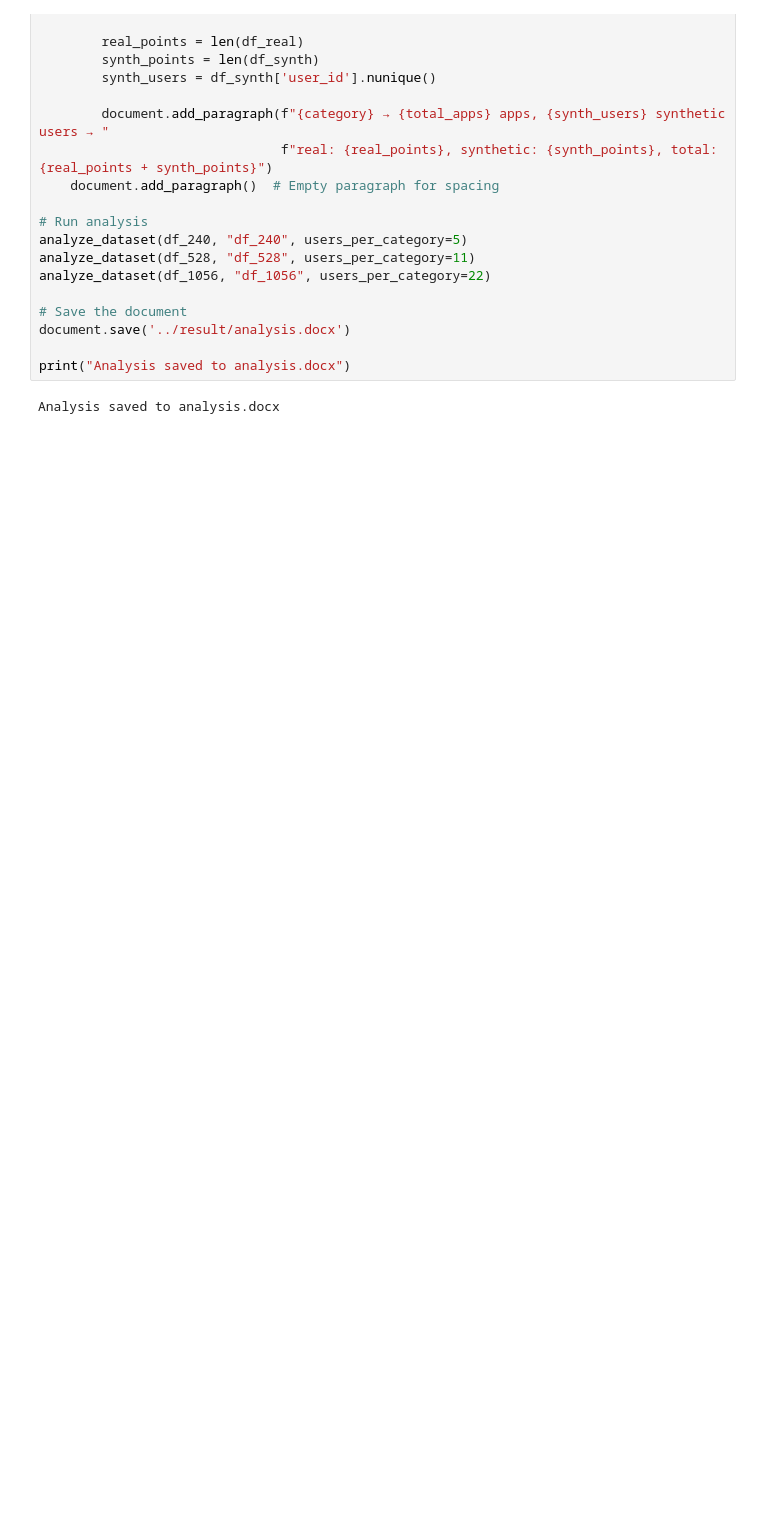
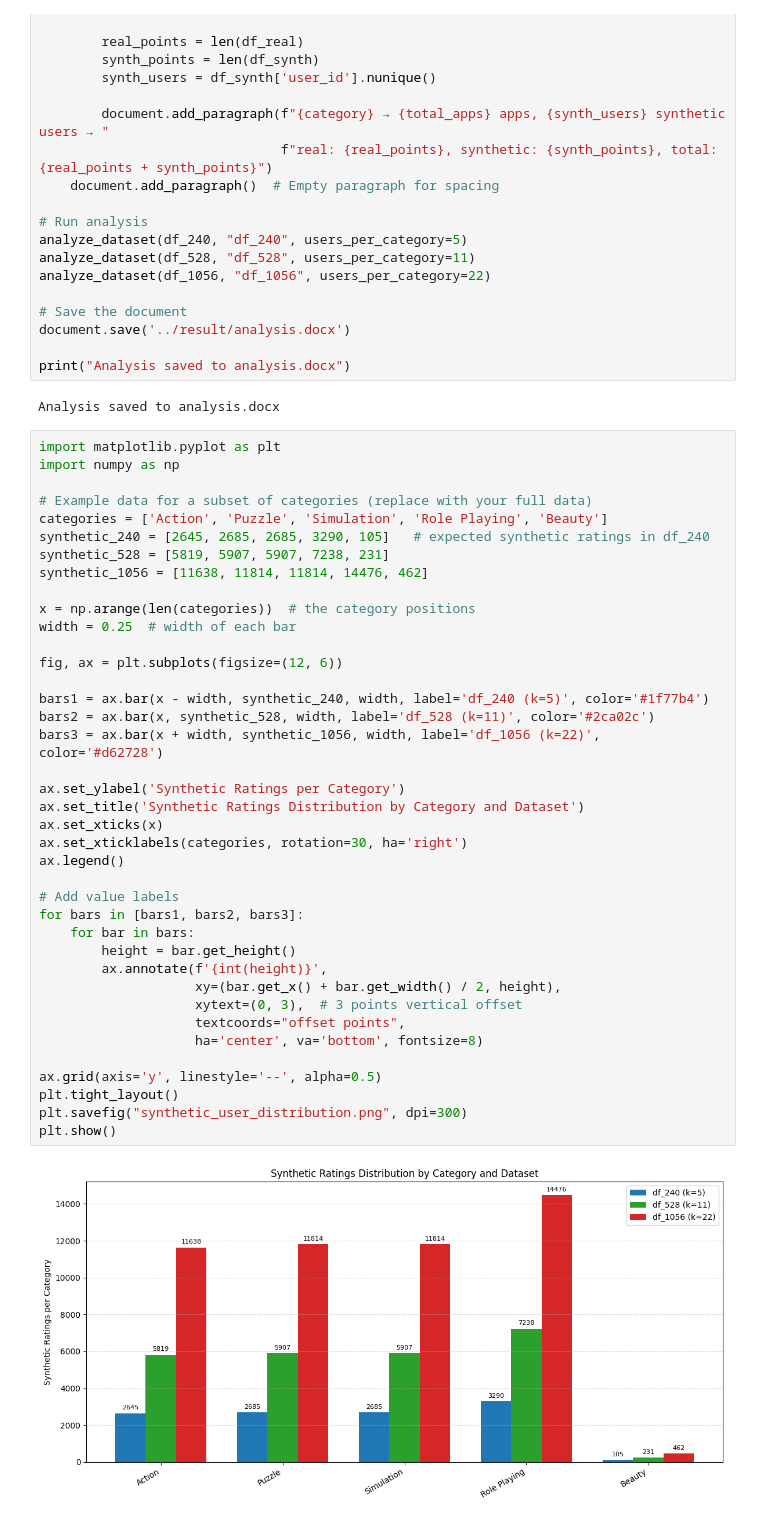
Before and after one commit to saramoshtaghi/phd-svd-recsys, a Jupyter notebook: Recommender Systems/phd-svd-recsys/MobileRec/notebook/Mobile_pp.ipynb, the cells around one changed output. Drawn from its saved outputs; the diff is of its cells as text; blank space fills up the shorter version.

```diff
--- a/Recommender Systems/phd-svd-recsys/MobileRec/notebook/Mobile_pp.ipynb
+++ b/Recommender Systems/phd-svd-recsys/MobileRec/notebook/Mobile_pp.ipynb
@@ -697,3 +720,44 @@ document.save('../result/analysis.docx')
 print("Analysis saved to analysis.docx")
 # %% [output]
 Analysis saved to analysis.docx
+# %%
+import matplotlib.pyplot as plt
+import numpy as np
+
+# Example data for a subset of categories (replace with your full data)
+categories = ['Action', 'Puzzle', 'Simulation', 'Role Playing', 'Beauty']
+synthetic_240 = [2645, 2685, 2685, 3290, 105]   # expected synthetic ratings in df_240
+synthetic_528 = [5819, 5907, 5907, 7238, 231]
+synthetic_1056 = [11638, 11814, 11814, 14476, 462]
+
+x = np.arange(len(categories))  # the category positions
+width = 0.25  # width of each bar
+
+fig, ax = plt.subplots(figsize=(12, 6))
+
+bars1 = ax.bar(x - width, synthetic_240, width, label='df_240 (k=5)', color='#1f77b4')
+bars2 = ax.bar(x, synthetic_528, width, label='df_528 (k=11)', color='#2ca02c')
+bars3 = ax.bar(x + width, synthetic_1056, width, label='df_1056 (k=22)', color='#d62728')
+
+ax.set_ylabel('Synthetic Ratings per Category')
+ax.set_title('Synthetic Ratings Distribution by Category and Dataset')
+ax.set_xticks(x)
+ax.set_xticklabels(categories, rotation=30, ha='right')
+ax.legend()
+
+# Add value labels
+for bars in [bars1, bars2, bars3]:
+    for bar in bars:
+        height = bar.get_height()
+        ax.annotate(f'{int(height)}',
+                    xy=(bar.get_x() + bar.get_width() / 2, height),
+                    xytext=(0, 3),  # 3 points vertical offset
+                    textcoords="offset points",
+                    ha='center', va='bottom', fontsize=8)
+
+ax.grid(axis='y', linestyle='--', alpha=0.5)
+plt.tight_layout()
+plt.savefig("synthetic_user_distribution.png", dpi=300)
+plt.show()
+# %% [output]
+[figure, added]
```
Also changed, not shown: parts of 3 cells of this notebook, 5 other files.
